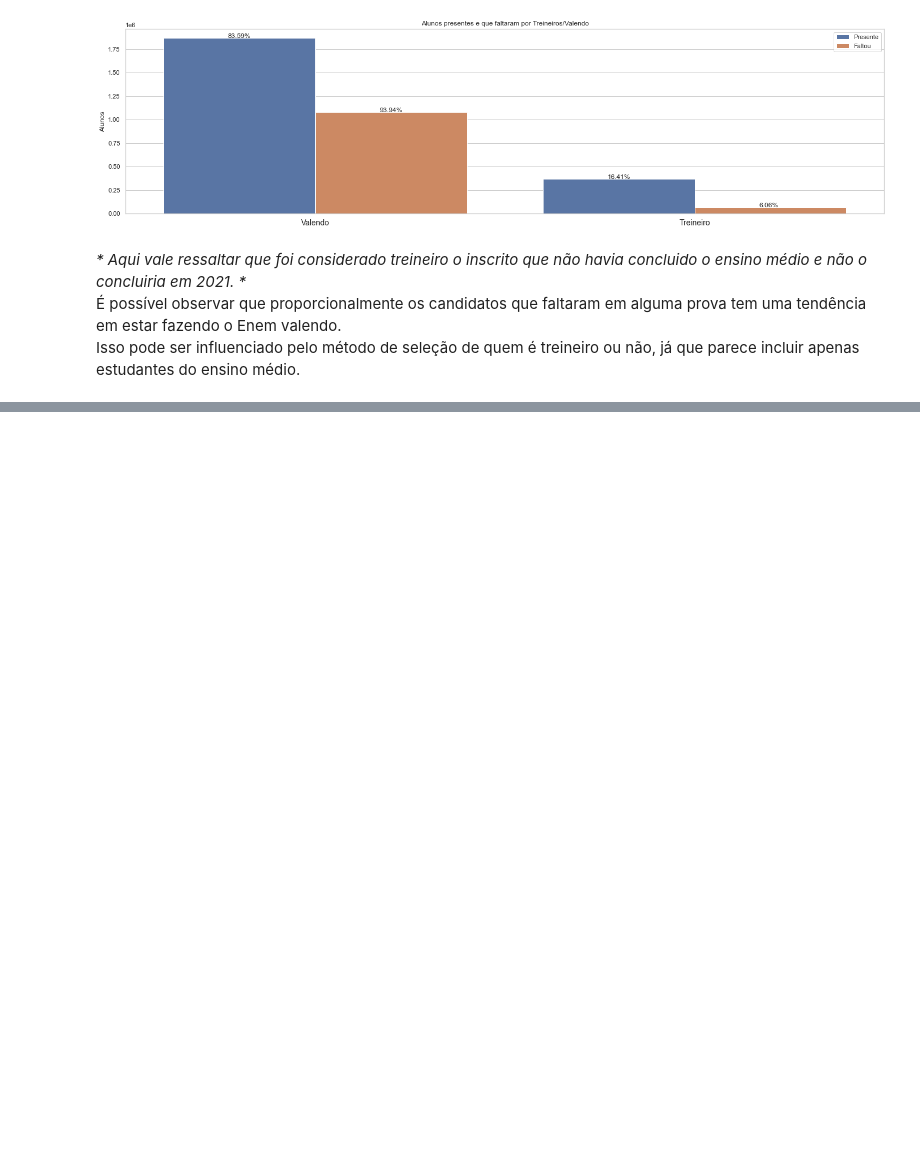
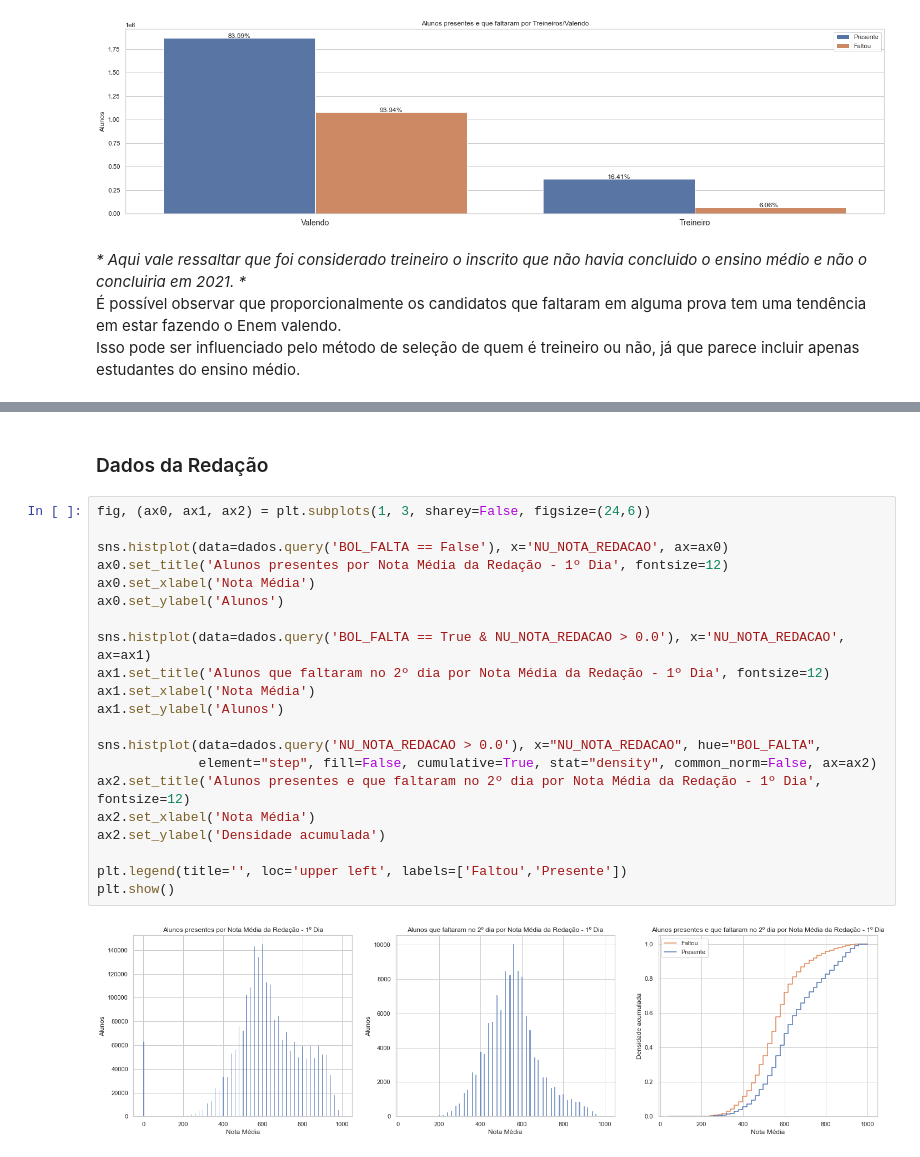
Before and after one commit to guinb/treinamento-semantix, a Jupyter notebook: Projeto ENEM - Candidatos que faltaram na prova.ipynb, the cells around one changed output, grey strips where cells are left out. Cells and saved outputs as stored; diff of their text form; blank space fills up the shorter version.

```diff
--- a/Projeto ENEM - Candidatos que faltaram na prova.ipynb
+++ b/Projeto ENEM - Candidatos que faltaram na prova.ipynb
@@ -323,0 +428,25 @@ dados["SG_UF_PROVA"].unique().index
+# %% [markdown]
+### Dados da Redação
+# %%
+fig, (ax0, ax1, ax2) = plt.subplots(1, 3, sharey=False, figsize=(24,6))
+
+sns.histplot(data=dados.query('BOL_FALTA == False'), x='NU_NOTA_REDACAO', ax=ax0)
+ax0.set_title('Alunos presentes por Nota Média da Redação - 1º Dia', fontsize=12)
+ax0.set_xlabel('Nota Média')
+ax0.set_ylabel('Alunos')
+
+sns.histplot(data=dados.query('BOL_FALTA == True & NU_NOTA_REDACAO > 0.0'), x='NU_NOTA_REDACAO', ax=ax1)
+ax1.set_title('Alunos que faltaram no 2º dia por Nota Média da Redação - 1º Dia', fontsize=12)
+ax1.set_xlabel('Nota Média')
+ax1.set_ylabel('Alunos')
+
+sns.histplot(data=dados.query('NU_NOTA_REDACAO > 0.0'), x="NU_NOTA_REDACAO", hue="BOL_FALTA",
+             element="step", fill=False, cumulative=True, stat="density", common_norm=False, ax=ax2)
+ax2.set_title('Alunos presentes e que faltaram no 2º dia por Nota Média da Redação - 1º Dia', fontsize=12)
+ax2.set_xlabel('Nota Média')
+ax2.set_ylabel('Densidade acumulada')
+
+plt.legend(title='', loc='upper left', labels=['Faltou','Presente'])
+plt.show()
+# %% [output]
+[figure, added]
```
Also changed, not shown: parts of 16 cells of this notebook.
